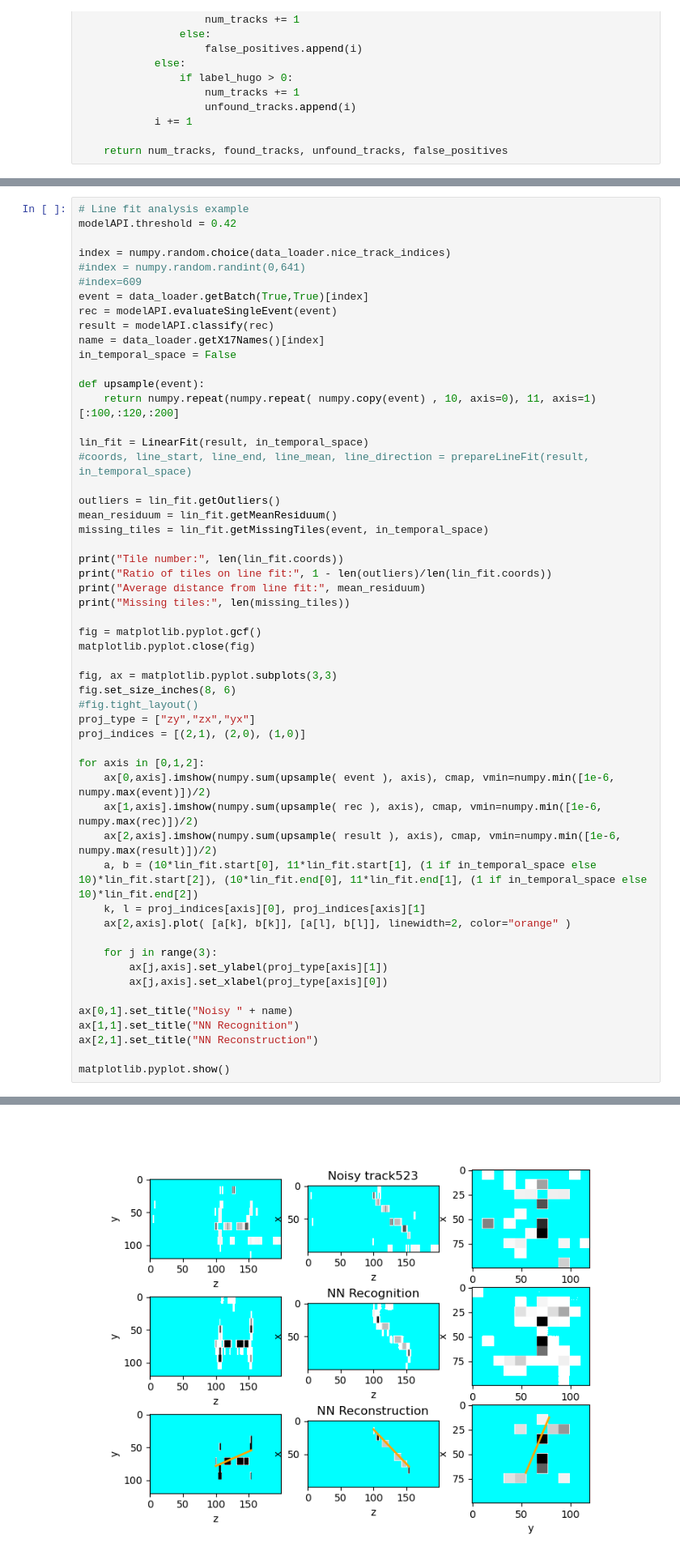
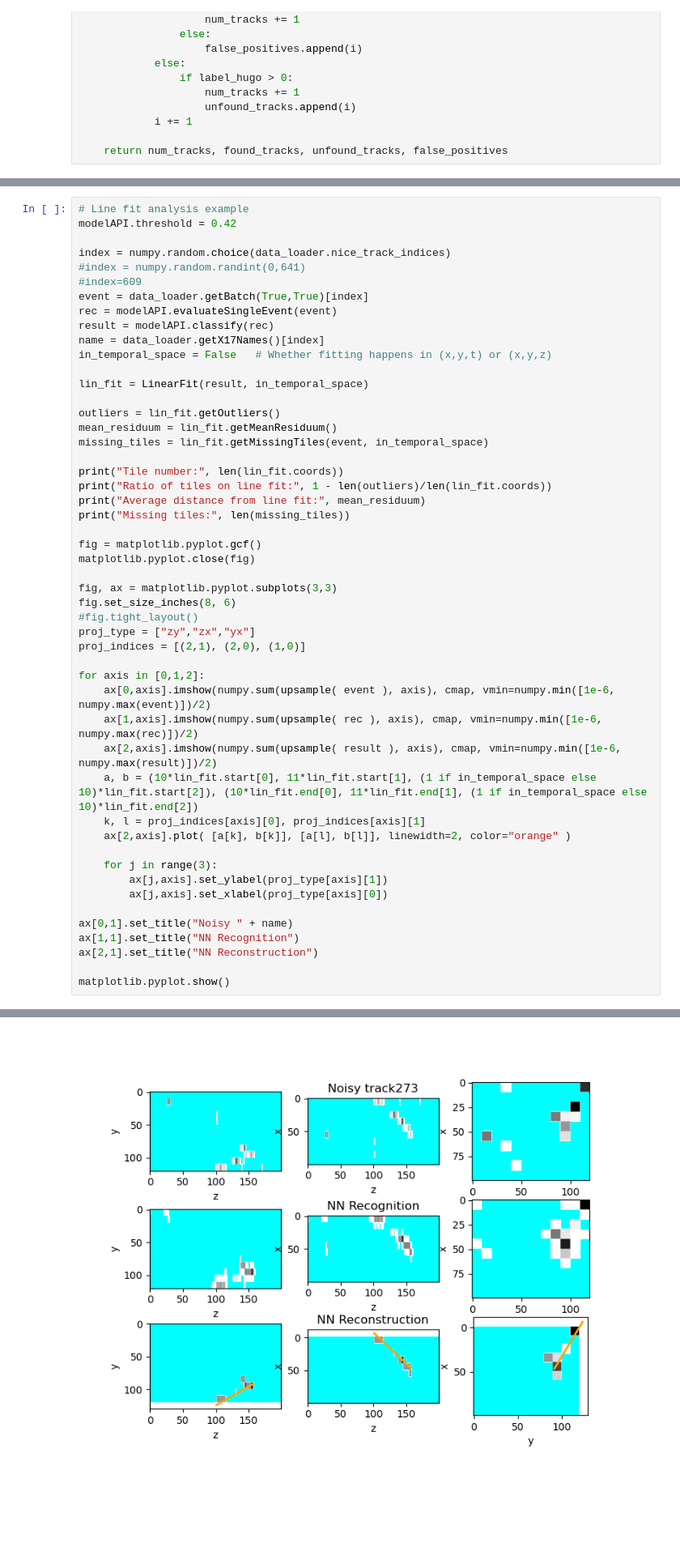
Before and after one commit to gajdosmatej/track_denoiser, a Jupyter notebook: analysis.ipynb, the cells around one changed output, grey strips where cells are left out. Shown at 81% size. Cells and saved outputs as stored; diff of their text form; blank space fills up the shorter version.

```diff
--- a/analysis.ipynb
+++ b/analysis.ipynb
@@ -730,13 +341,9 @@ event = data_loader.getBatch(True,True)[index]
 rec = modelAPI.evaluateSingleEvent(event)
 result = modelAPI.classify(rec)
 name = data_loader.getX17Names()[index]
-in_temporal_space = False
-
-def upsample(event):
-	return numpy.repeat(numpy.repeat( numpy.copy(event) , 10, axis=0), 11, axis=1)[:100,:120,:200]
+in_temporal_space = False	# Whether fitting happens in (x,y,t) or (x,y,z)
 
 lin_fit = LinearFit(result, in_temporal_space)
-#coords, line_start, line_end, line_mean, line_direction = prepareLineFit(result, in_temporal_space)
 
 outliers = lin_fit.getOutliers()
 mean_residuum = lin_fit.getMeanResiduum()
@@ -781,4 +388,4 @@ Missing tiles: 12
-[figure, old version]
+[figure, new version]
 # %%
 # Line fit analysis for variable kappa (max ratio of outliers)
 
```
Also changed, not shown: parts of 11 cells of this notebook.
